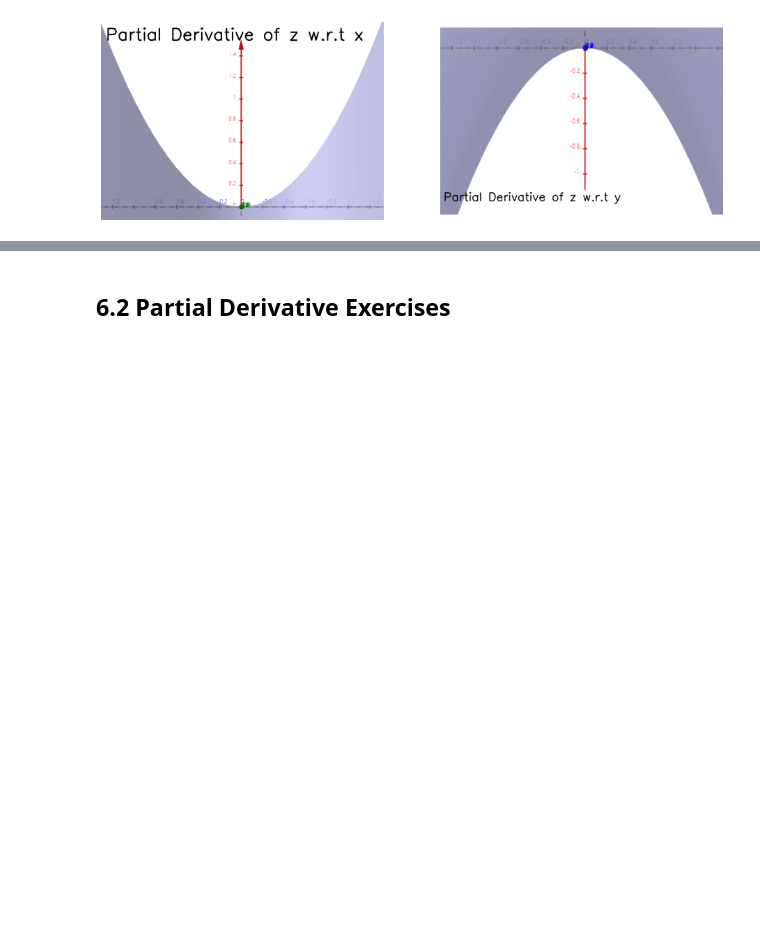
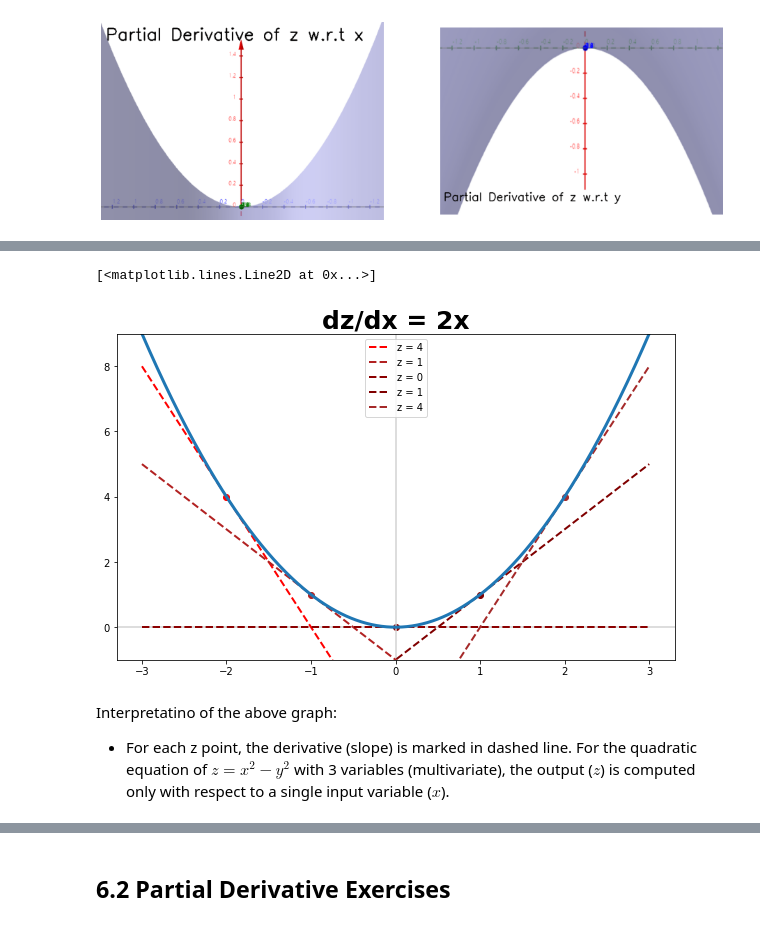
Before and after one commit to Coding-Forest/2021-Mathematics, a Jupyter notebook: 03 Calculus for ML (Jon Krohn)/CALC I 06 Partial Derivatives.ipynb, the cells around one changed output, grey strips where cells are left out. Saved outputs shown, nothing was run; the diff lists cells and outputs as text; code cells hidden in the pictures; blank space fills up the shorter version.

```diff
--- a/03 Calculus for ML (Jon Krohn)/CALC I 06 Partial Derivatives.ipynb
+++ b/03 Calculus for ML (Jon Krohn)/CALC I 06 Partial Derivatives.ipynb
@@ -42,0 +77,3 @@ Because when we compute the derivative of a constant, it simply becomes zero. (d
+# %%
+def delz_delx(x, y):  # you are passing in y for nothing. There is no place for y! :O !
+  return 2*x
@@ -42,0 +85,12 @@ Because when we compute the derivative of a constant, it simply becomes zero. (d
+# %%
+colours = ['red', 'firebrick', 'darkred', 'maroon', 'brown']
+def point_and_tangent_wrt_x(xs, x, y, f, fprime, col):
+  z = f(x, y)   # z = f(x, y)
+  plt.scatter(x, z, c=col)
+
+  tangent_m = fprime(x, y)  # Slope is partial derivative of f(x, y) w.r.t. x
+  tangent_b = z - tangent_m * x
+  tangent_line = tangent_m * xs + tangent_b
+
+  plt.plot(xs, tangent_line, c=col, linestyle='dashed', linewidth=2, label=f'z = {z}')
+  plt.legend()
@@ -42,0 +102,17 @@ Because when we compute the derivative of a constant, it simply becomes zero. (d
+# %%
+fig, ax = plt.subplots(figsize=(10, 6))
+plt.axvline(x=0, color='lightgray')
+plt.axhline(y=0, color='lightgray')
+
+for i, x in enumerate(x_samples):
+  point_and_tangent_wrt_x(xs, x, 0, f, delz_delx, colours[i])
+
+plt.ylim(-1, 9)
+plt.title("dz/dx = 2x", fontsize=25, fontweight='bold')
+ax.plot(xs, zs_wrt_x, linewidth=3)
+# %% [output]
+[<matplotlib.lines.Line2D at 0x...>]
+[figure, added]
+# %% [markdown]
+Interpretatino of the above graph:
+- For each z point, the derivative (slope) is marked in dashed line. For the quadratic equation of $z = x^2 - y^2$ with 3 variables (multivariate), the output ($z$) is computed only with respect to a single input variable ($x$).
```
Also changed, not shown: parts of 24 cells of this notebook.
